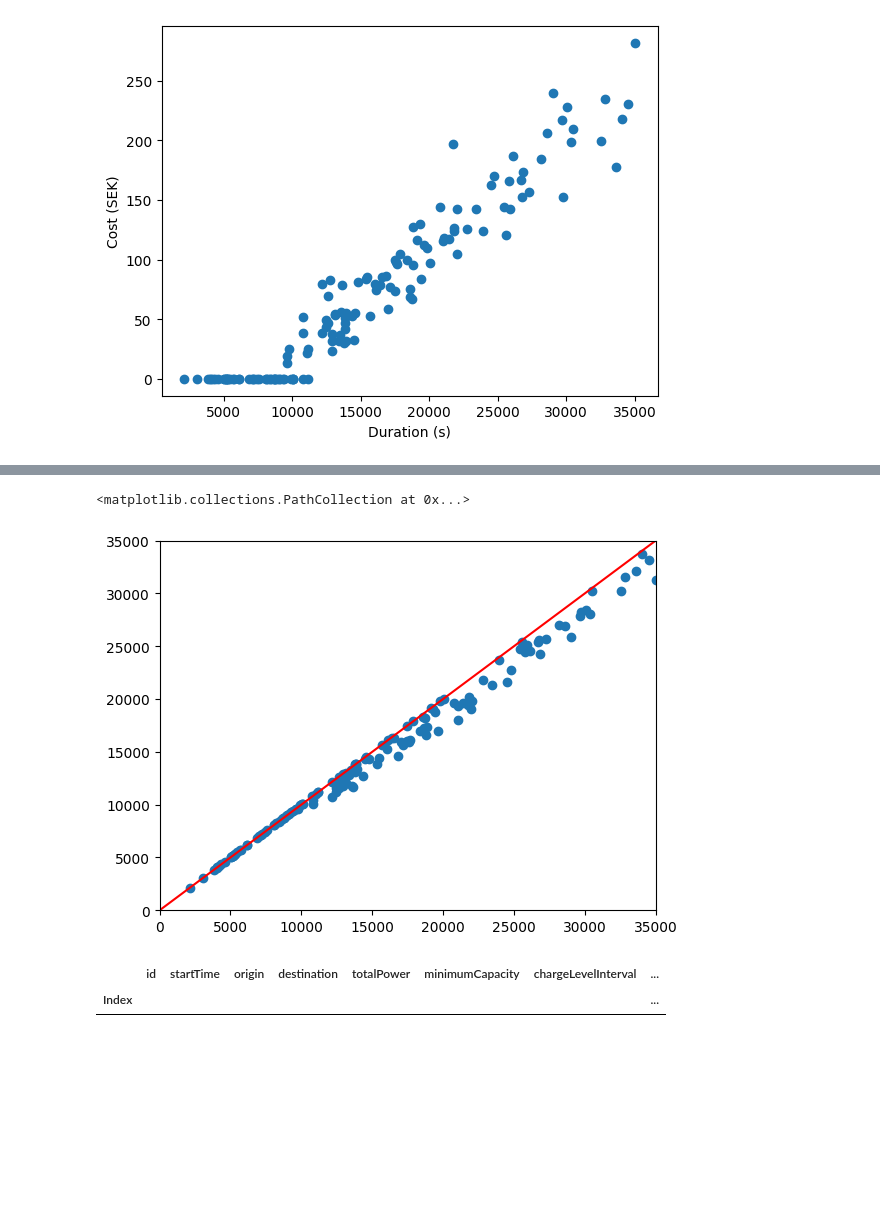
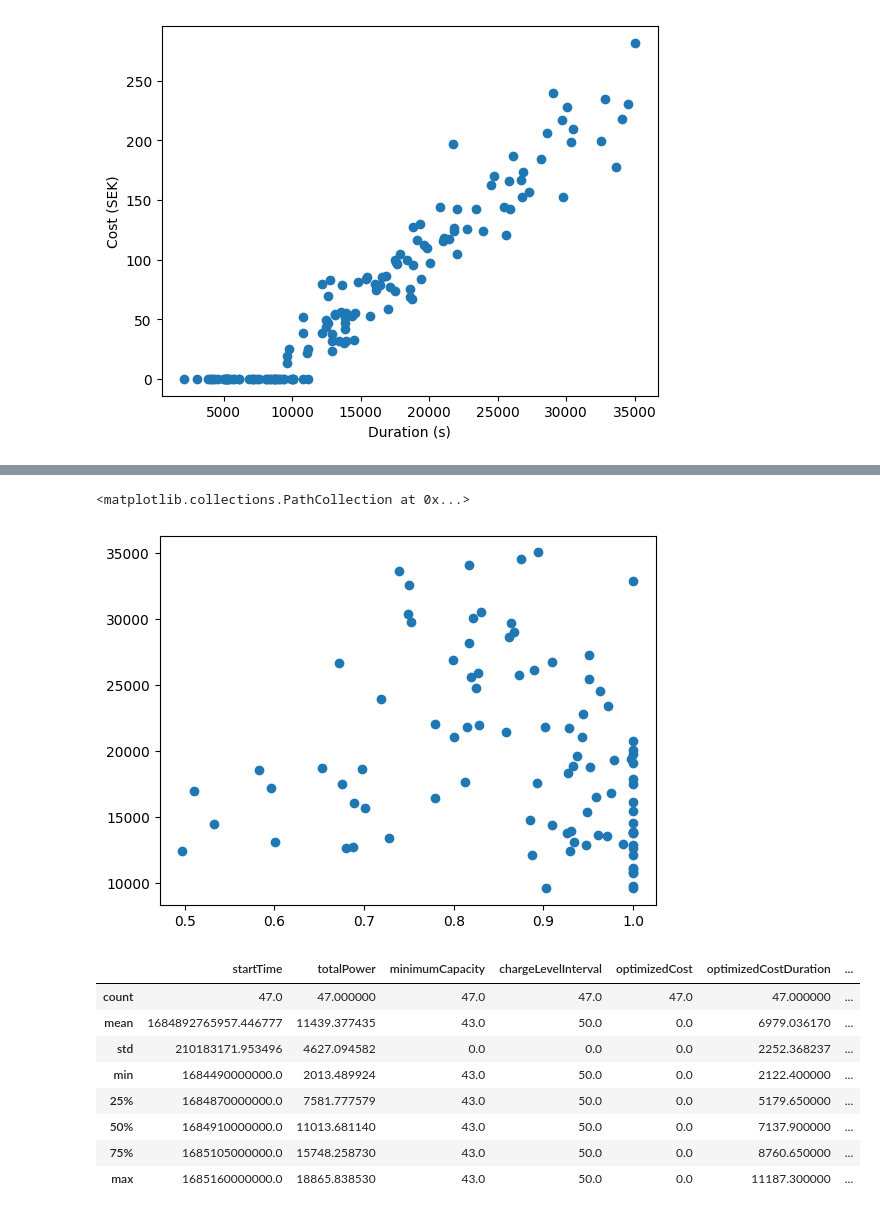
Before and after one commit to mattlehrer/ev-routing-experiment-analysis, a Jupyter notebook: analysis.ipynb, the cells around one changed output, grey strips where cells are left out. Saved outputs shown, nothing was run; the diff lists cells and outputs as text; code cells hidden in the pictures; blank space fills up the shorter version.

```diff
--- a/analysis.ipynb
+++ b/analysis.ipynb
@@ -136,16 +164,20 @@ That is, the optimization is working.
-# %%
-x=successful['optimizedCostDuration']
-y=successful['optimizedDuration']
-fig, ax = plt.subplots()
-plt.xlim(0, 35000)
-plt.ylim(0, 35000)
-ax.plot([0, 1], [0, 1], color='red', transform=ax.transAxes)
-ax.scatter(x, y)
-# %% [output]
-<matplotlib.collections.PathCollection at 0x...>
-[figure, removed]
-# %%
-data.loc[(data['optimizedDuration'] > data['optimizedCostDuration'])]
-# %% [output]
-|  | id | startTime | origin | destination | totalPower | minimumCapacity | chargeLevelInterval | ... |
-| Index |  |  |  |  |  |  |  | ... |
+# %%
+# Ratio of optimizedCost to optimizedDurationFinancialCost
+plt.scatter(successful['optimizedCost']/successful['optimizedDurationFinancialCost'], successful['optimizedCostDuration'])
+# %% [output]
+<matplotlib.collections.PathCollection at 0x...>
+[figure, added]
+# %%
+# Number of routes with an optimized cost of zero
+zeroes = successful.loc[(successful['optimizedCost'] == 0)]
+zeroes.describe()
+# %% [output]
+|  | startTime | totalPower | minimumCapacity | chargeLevelInterval | optimizedCost | optimizedCostDuration | ... |
+| count | 47.0 | 47.000000 | 47.0 | 47.0 | 47.0 | 47.000000 | ... |
+| mean | 1684892765957.446777 | 11439.377435 | 43.0 | 50.0 | 0.0 | 6979.036170 | ... |
+| std | 210183171.953496 | 4627.094582 | 0.0 | 0.0 | 0.0 | 2252.368237 | ... |
+| min | 1684490000000.0 | 2013.489924 | 43.0 | 50.0 | 0.0 | 2122.400000 | ... |
+| 25% | 1684870000000.0 | 7581.777579 | 43.0 | 50.0 | 0.0 | 5179.650000 | ... |
+| 50% | 1684910000000.0 | 11013.681140 | 43.0 | 50.0 | 0.0 | 7137.900000 | ... |
+| 75% | 1685105000000.0 | 15748.258730 | 43.0 | 50.0 | 0.0 | 8760.650000 | ... |
+| max | 1685160000000.0 | 18865.838530 | 43.0 | 50.0 | 0.0 | 11187.300000 | ... |
```
Also changed, not shown: parts of 22 cells of this notebook, 1 other file.
